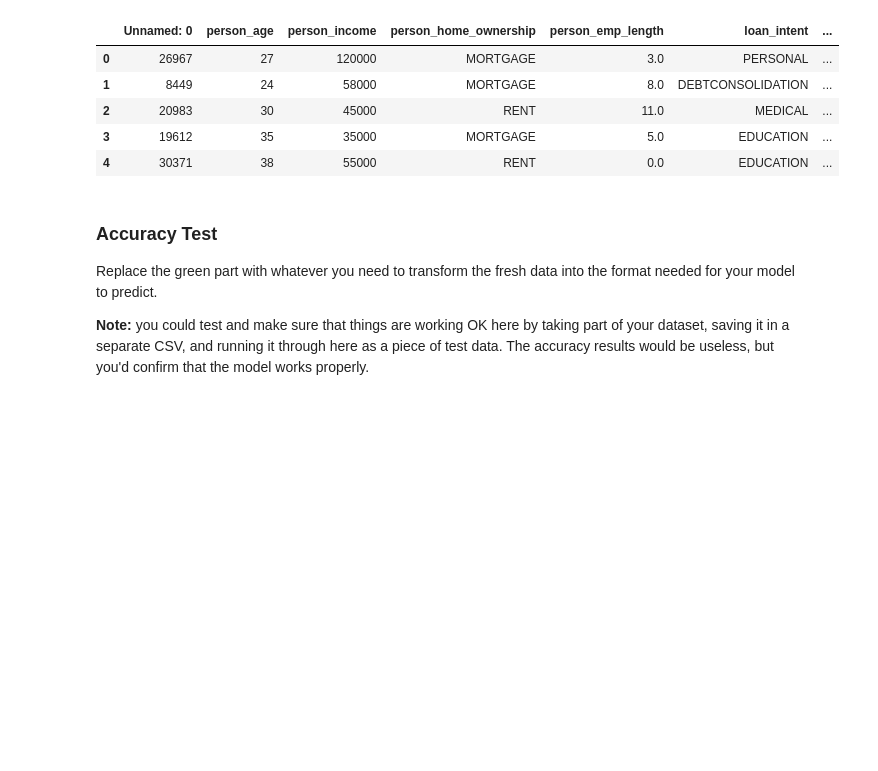
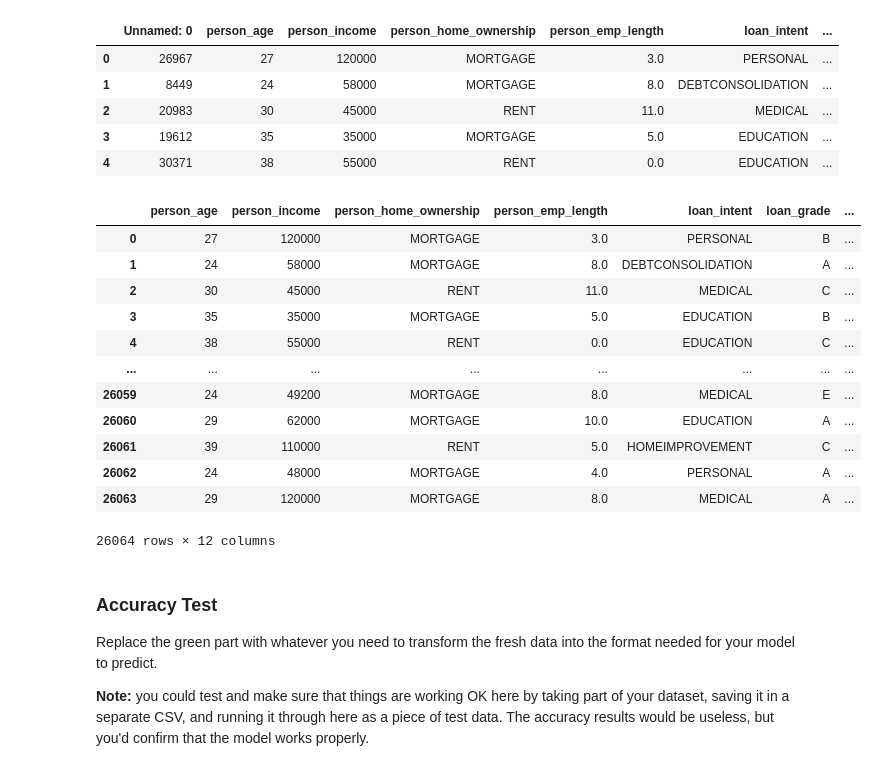
Before and after one commit to SidhST12/BSIP_Assignment_4_Students, a Jupyter notebook: asn4_start.ipynb, the cells around one changed output. Saved outputs shown, nothing was run; the diff lists cells and outputs as text; code cells hidden in the pictures; blank space fills up the shorter version.

```diff
--- a/asn4_start.ipynb
+++ b/asn4_start.ipynb
@@ -68,6 +67,23 @@ df.head()
 | 2 | 20983 | 30 | 45000 | RENT | 11.0 | MEDICAL | ... |
 | 3 | 19612 | 35 | 35000 | MORTGAGE | 5.0 | EDUCATION | ... |
 | 4 | 30371 | 38 | 55000 | RENT | 0.0 | EDUCATION | ... |
+# %%
+df.drop("Unnamed: 0",axis=1)
+#df.drop('Unnamed: 0', axis=1, inplace=True)
+# %% [output]
+|  | person_age | person_income | person_home_ownership | person_emp_length | loan_intent | loan_grade | ... |
+| 0 | 27 | 120000 | MORTGAGE | 3.0 | PERSONAL | B | ... |
+| 1 | 24 | 58000 | MORTGAGE | 8.0 | DEBTCONSOLIDATION | A | ... |
+| 2 | 30 | 45000 | RENT | 11.0 | MEDICAL | C | ... |
+| 3 | 35 | 35000 | MORTGAGE | 5.0 | EDUCATION | B | ... |
+| 4 | 38 | 55000 | RENT | 0.0 | EDUCATION | C | ... |
+| ... | ... | ... | ... | ... | ... | ... | ... |
+| 26059 | 24 | 49200 | MORTGAGE | 8.0 | MEDICAL | E | ... |
+| 26060 | 29 | 62000 | MORTGAGE | 10.0 | EDUCATION | A | ... |
+| 26061 | 39 | 110000 | RENT | 5.0 | HOMEIMPROVEMENT | C | ... |
+| 26062 | 24 | 48000 | MORTGAGE | 4.0 | PERSONAL | A | ... |
+| 26063 | 29 | 120000 | MORTGAGE | 8.0 | MEDICAL | A | ... |
+26064 rows × 12 columns
 # %% [markdown]
 ### Accuracy Test
 
```
Also changed, not shown: parts of 3 cells of this notebook.
